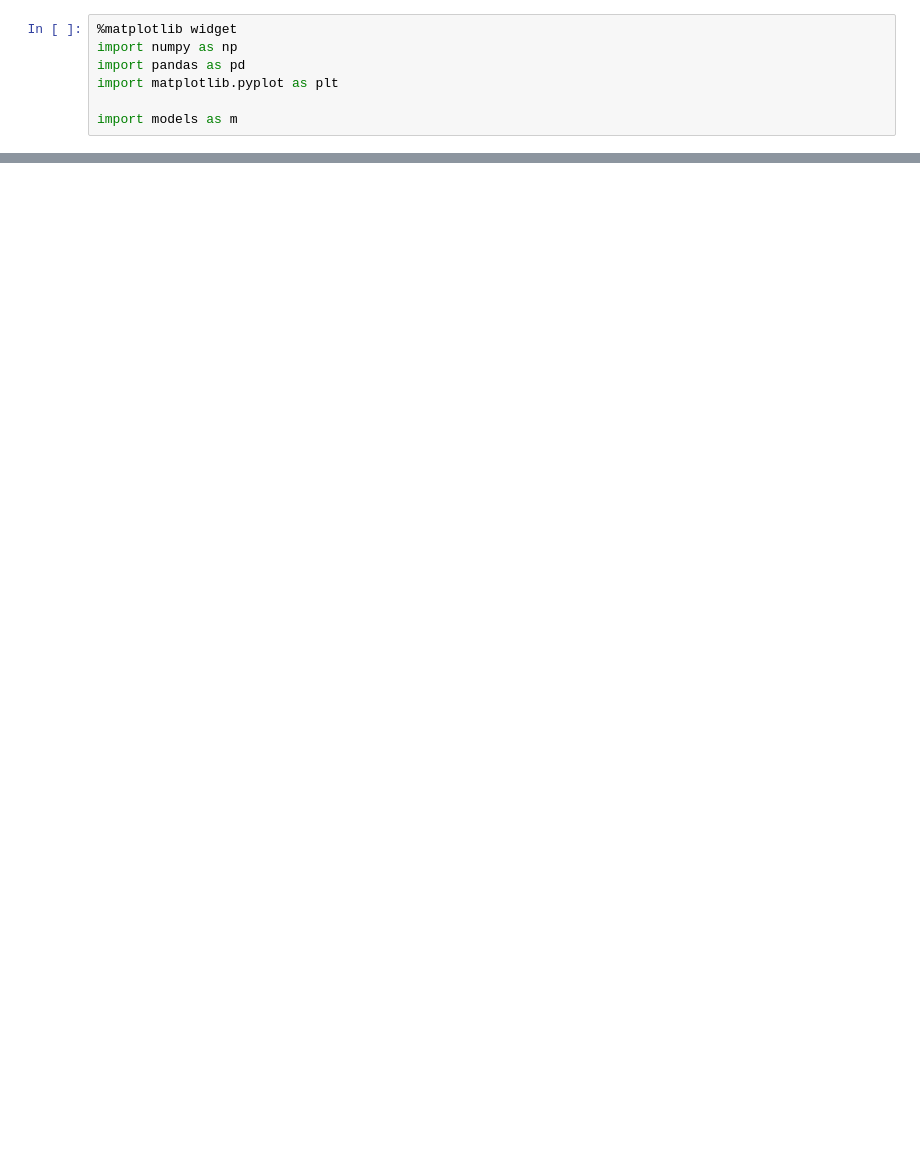
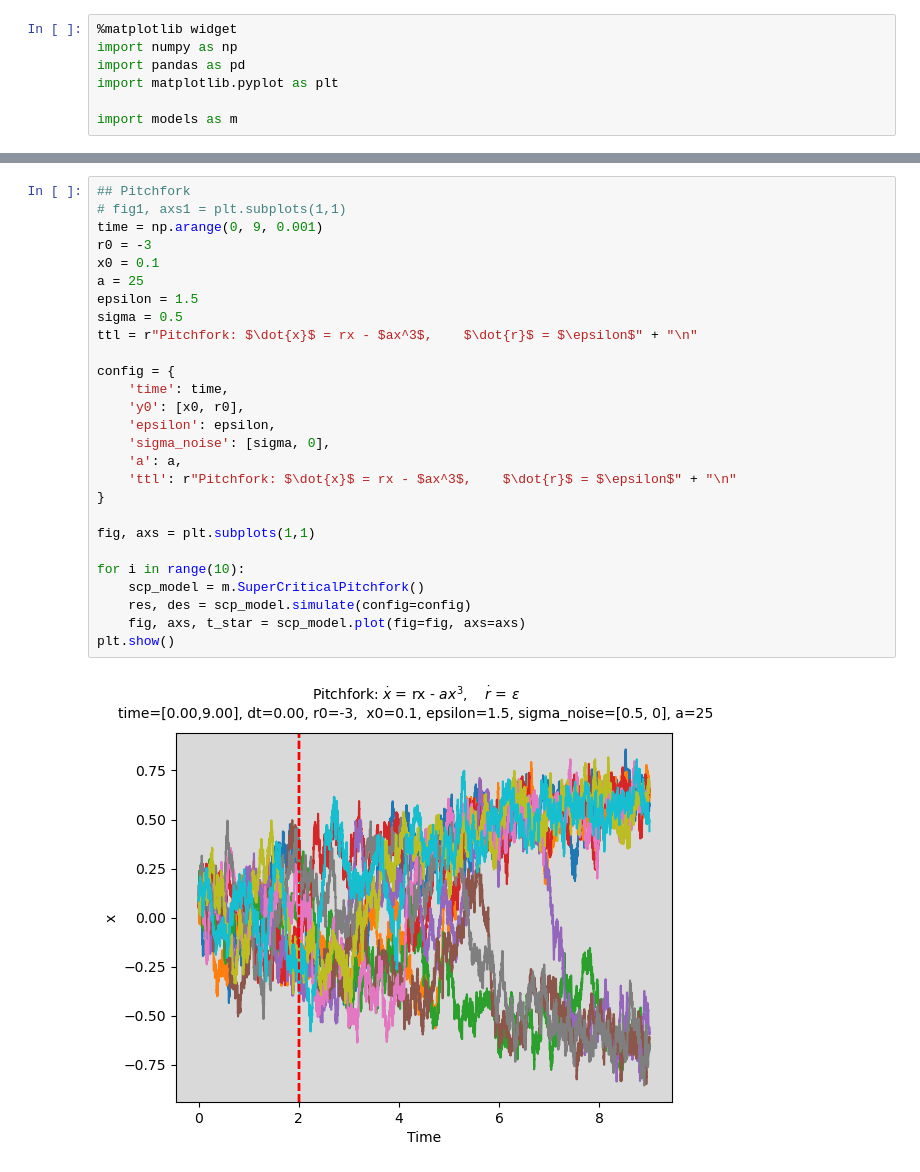
Before and after one commit to barrackHa/differential_equations, a Jupyter notebook: cdp_ews/test.ipynb, the cells around one changed output, grey strips where cells are left out. Saved outputs shown, nothing was run; the diff lists cells and outputs as text; blank space fills up the shorter version.

```diff
--- a/cdp_ews/test.ipynb
+++ b/cdp_ews/test.ipynb
@@ -34,3 +37,32 @@ plt.show()
+# %%
+## Pitchfork
+# fig1, axs1 = plt.subplots(1,1)
+time = np.arange(0, 9, 0.001)
+r0 = -3
+x0 = 0.1
+a = 25
+epsilon = 1.5
+sigma = 0.5
+ttl = r"Pitchfork: $\dot{x}$ = rx - $ax^3$,    $\dot{r}$ = $\epsilon$" + "\n"
+
+config = {
+    'time': time,
+    'y0': [x0, r0],
+    'epsilon': epsilon,
+    'sigma_noise': [sigma, 0],
+    'a': a,
+    'ttl': r"Pitchfork: $\dot{x}$ = rx - $ax^3$,    $\dot{r}$ = $\epsilon$" + "\n"
+}
+
+fig, axs = plt.subplots(1,1)
+
+for i in range(10):
+    scp_model = m.SuperCriticalPitchfork()
+    res, des = scp_model.simulate(config=config)
+    fig, axs, t_star = scp_model.plot(fig=fig, axs=axs)
+plt.show()
+# %% [output]
+[figure, added]
 # %%
 ## Saddle Node
 
```
Also changed, not shown: parts of 2 cells of this notebook, 1 other file.
